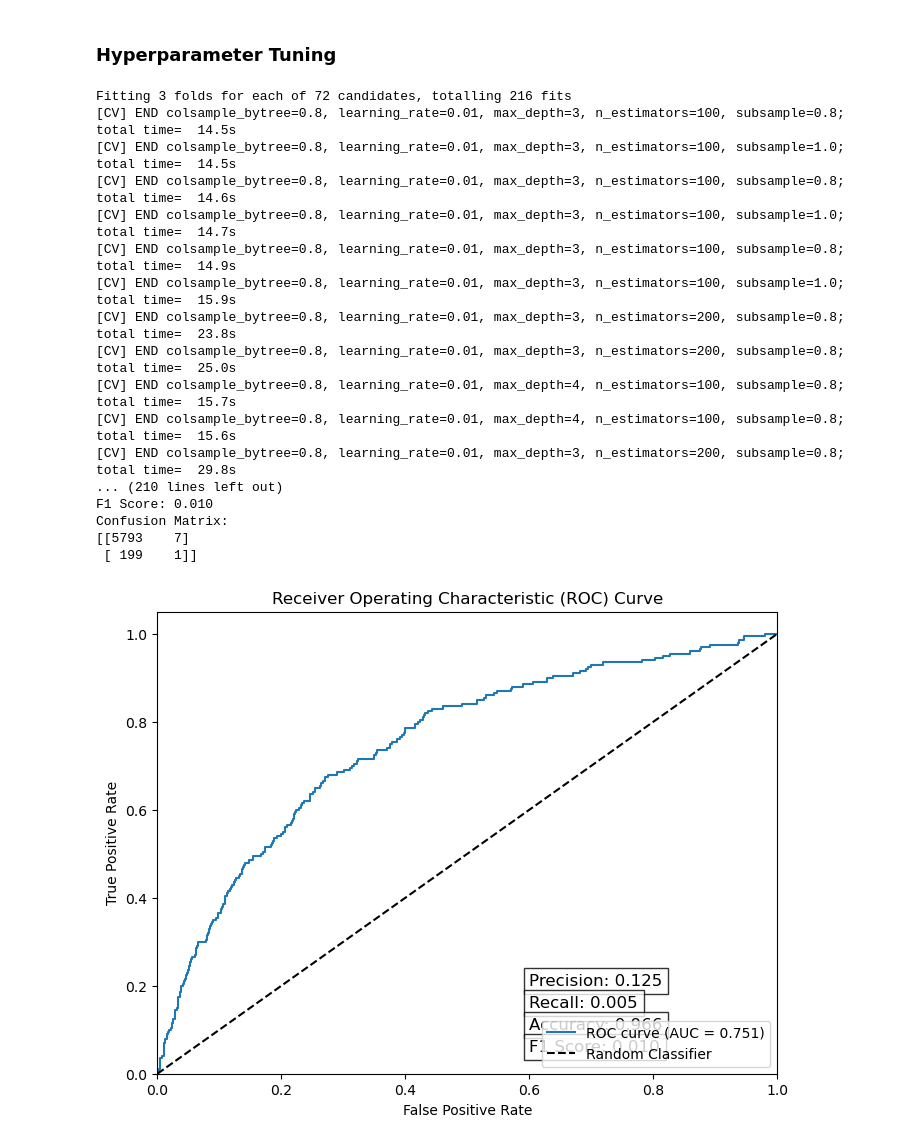
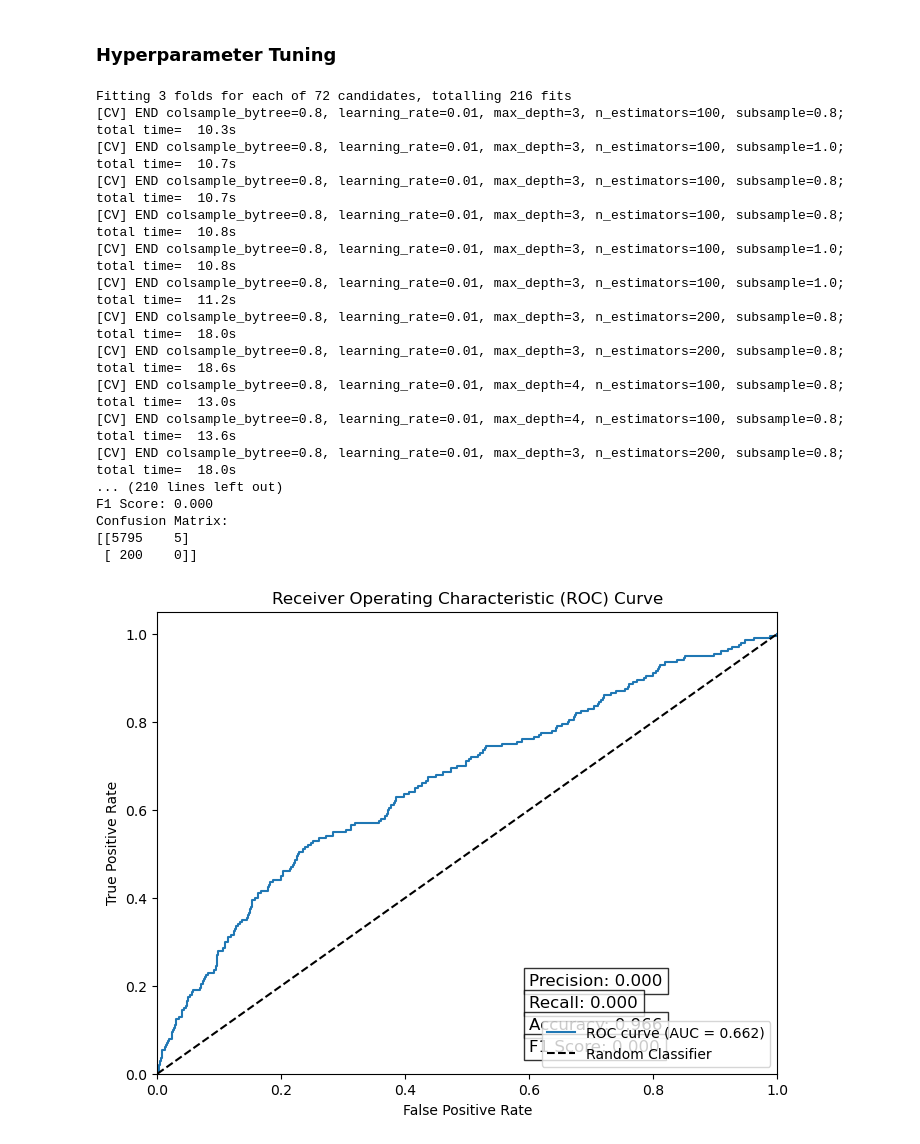
Before and after one commit to DataScienceAndEngineering/machine-learning-dse-i210-final-project-credit-risk, a Jupyter notebook: notebooks/am_regression_model.ipynb, the cells around one changed output. Cells and saved outputs as stored; diff of their text form; code cells hidden in the pictures.

```diff
--- a/notebooks/am_regression_model.ipynb
+++ b/notebooks/am_regression_model.ipynb
@@ -270,7 +282,7 @@ Keeping 95% of explained variance, therefore transforming  the space into 500 pr
 # %%
 # Set up grid search with cross-validation
 grid_search = GridSearchCV(pipeline, param_grid, cv=5, scoring='roc_auc', verbose=1)
-grid_search.fit(X_train_scaled, y_train)  # Train the model with grid search
+grid_search.fit(X_train_reduced_pca, y_train)  # Train the model with grid search
 # %% [output]
 Fitting 5 folds for each of 36 candidates, totalling 180 fits
 GridSearchCV(cv=5,
@@ -450,7 +451,7 @@ Train the XGBoost model using the training data:
 xgb_model = xgb.XGBClassifier(use_label_encoder=False, eval_metric='logloss')
 
 # Fit the model on the training data
-xgb_model.fit(X_train_scaled, y_train)
+xgb_model.fit(X_train_reduced_pca, y_train)
 # %% [output]
 XGBClassifier(base_score=None, booster=None, callbacks=None,
               colsample_bylevel=None, colsample_bynode=None,
@@ -551,7 +552,7 @@ grid_search = GridSearchCV(estimator=xgb.XGBClassifier(use_label_encoder=False,
                            n_jobs=-1,
                            verbose=2)
 
-grid_search.fit(X_train_scaled, y_train)
+grid_search.fit(X_train_reduced_pca, y_train)
 
 print(f"Best parameters found: {grid_search.best_params_}")
 
@@ -559,7 +560,7 @@ print(f"Best parameters found: {grid_search.best_params_}")
 best_xgb_model = grid_search.best_estimator_
 
 # Evaluate the best model
-y_pred_prob = best_xgb_model.predict_proba(X_valid_scaled)[:, 1]
+y_pred_prob = best_xgb_model.predict_proba(X_valid_reduced_pca)[:, 1]
 auc_score = roc_auc_score(y_valid, y_pred_prob)
 print(f"Validation AUC: {auc_score:.3f}")
 
@@ -578,48 +579,48 @@ print(f"Accuracy: {accuracy:.3f}")
 print(f"F1 Score: {f1:.3f}")
 
 # Compute confusion matrix
 conf_matrix = confusion_matrix(y_valid, y_pred)
 print(f"Confusion Matrix:\n{conf_matrix}")
 
 # Compute ROC curve
 fpr, tpr, thresholds = roc_curve(y_valid, y_pred_prob)
 
 # Plot ROC curve
 plt.figure(figsize=(8, 6))
 plt.plot(fpr, tpr, label=f'ROC curve (AUC = {auc_score:.3f})')
 plt.plot([0, 1], [0, 1], 'k--', label='Random Classifier')
 plt.xlim([0.0, 1.0])
 plt.ylim([0.0, 1.05])
 plt.xlabel('False Positive Rate')
 plt.ylabel('True Positive Rate')
 plt.title('Receiver Operating Characteristic (ROC) Curve')
 plt.legend(loc='lower right')
 
 plt.text(0.6, 0.2, f'Precision: {precision:.3f}', fontsize=12, color='black', bbox=dict(facecolor='white', alpha=0.8))
 plt.text(0.6, 0.15, f'Recall: {recall:.3f}', fontsize=12, color='black', bbox=dict(facecolor='white', alpha=0.8))
 plt.text(0.6, 0.1, f'Accuracy: {accuracy:.3f}', fontsize=12, color='black', bbox=dict(facecolor='white', alpha=0.8))
 plt.text(0.6, 0.05, f'F1 Score: {f1:.3f}', fontsize=12, color='black', bbox=dict(facecolor='white', alpha=0.8))
 
 plt.show()
 # %% [output]
 Fitting 3 folds for each of 72 candidates, totalling 216 fits
-[CV] END colsample_bytree=0.8, learning_rate=0.01, max_depth=3, n_estimators=100, subsample=0.8; total time=  14.5s
-[CV] END colsample_bytree=0.8, learning_rate=0.01, max_depth=3, n_estimators=100, subsample=1.0; total time=  14.5s
-[CV] END colsample_bytree=0.8, learning_rate=0.01, max_depth=3, n_estimators=100, subsample=0.8; total time=  14.6s
-[CV] END colsample_bytree=0.8, learning_rate=0.01, max_depth=3, n_estimators=100, subsample=1.0; total time=  14.7s
-[CV] END colsample_bytree=0.8, learning_rate=0.01, max_depth=3, n_estimators=100, subsample=0.8; total time=  14.9s
-[CV] END colsample_bytree=0.8, learning_rate=0.01, max_depth=3, n_estimators=100, subsample=1.0; total time=  15.9s
-[CV] END colsample_bytree=0.8, learning_rate=0.01, max_depth=3, n_estimators=200, subsample=0.8; total time=  23.8s
-[CV] END colsample_bytree=0.8, learning_rate=0.01, max_depth=3, n_estimators=200, subsample=0.8; total time=  25.0s
-[CV] END colsample_bytree=0.8, learning_rate=0.01, max_depth=4, n_estimators=100, subsample=0.8; total time=  15.7s
-[CV] END colsample_bytree=0.8, learning_rate=0.01, max_depth=4, n_estimators=100, subsample=0.8; total time=  15.6s
-[CV] END colsample_bytree=0.8, learning_rate=0.01, max_depth=3, n_estimators=200, subsample=0.8; total time=  29.8s
+[CV] END colsample_bytree=0.8, learning_rate=0.01, max_depth=3, n_estimators=100, subsample=0.8; total time=  10.3s
+[CV] END colsample_bytree=0.8, learning_rate=0.01, max_depth=3, n_estimators=100, subsample=1.0; total time=  10.7s
+[CV] END colsample_bytree=0.8, learning_rate=0.01, max_depth=3, n_estimators=100, subsample=0.8; total time=  10.7s
+[CV] END colsample_bytree=0.8, learning_rate=0.01, max_depth=3, n_estimators=100, subsample=0.8; total time=  10.8s
+[CV] END colsample_bytree=0.8, learning_rate=0.01, max_depth=3, n_estimators=100, subsample=1.0; total time=  10.8s
+[CV] END colsample_bytree=0.8, learning_rate=0.01, max_depth=3, n_estimators=100, subsample=1.0; total time=  11.2s
+[CV] END colsample_bytree=0.8, learning_rate=0.01, max_depth=3, n_estimators=200, subsample=0.8; total time=  18.0s
+[CV] END colsample_bytree=0.8, learning_rate=0.01, max_depth=3, n_estimators=200, subsample=0.8; total time=  18.6s
+[CV] END colsample_bytree=0.8, learning_rate=0.01, max_depth=4, n_estimators=100, subsample=0.8; total time=  13.0s
+[CV] END colsample_bytree=0.8, learning_rate=0.01, max_depth=4, n_estimators=100, subsample=0.8; total time=  13.6s
+[CV] END colsample_bytree=0.8, learning_rate=0.01, max_depth=3, n_estimators=200, subsample=0.8; total time=  18.0s
 ... (210 lines left out)
-F1 Score: 0.010
+F1 Score: 0.000
 Confusion Matrix:
-[[5793    7]
- [ 199    1]]
+[[5795    5]
+ [ 200    0]]
-[figure, old version]
+[figure, new version]
 # %% [markdown]
 ### Findings:
 Class Imbalance:
```
Also changed, not shown: parts of 14 cells of this notebook, 1 other file.
